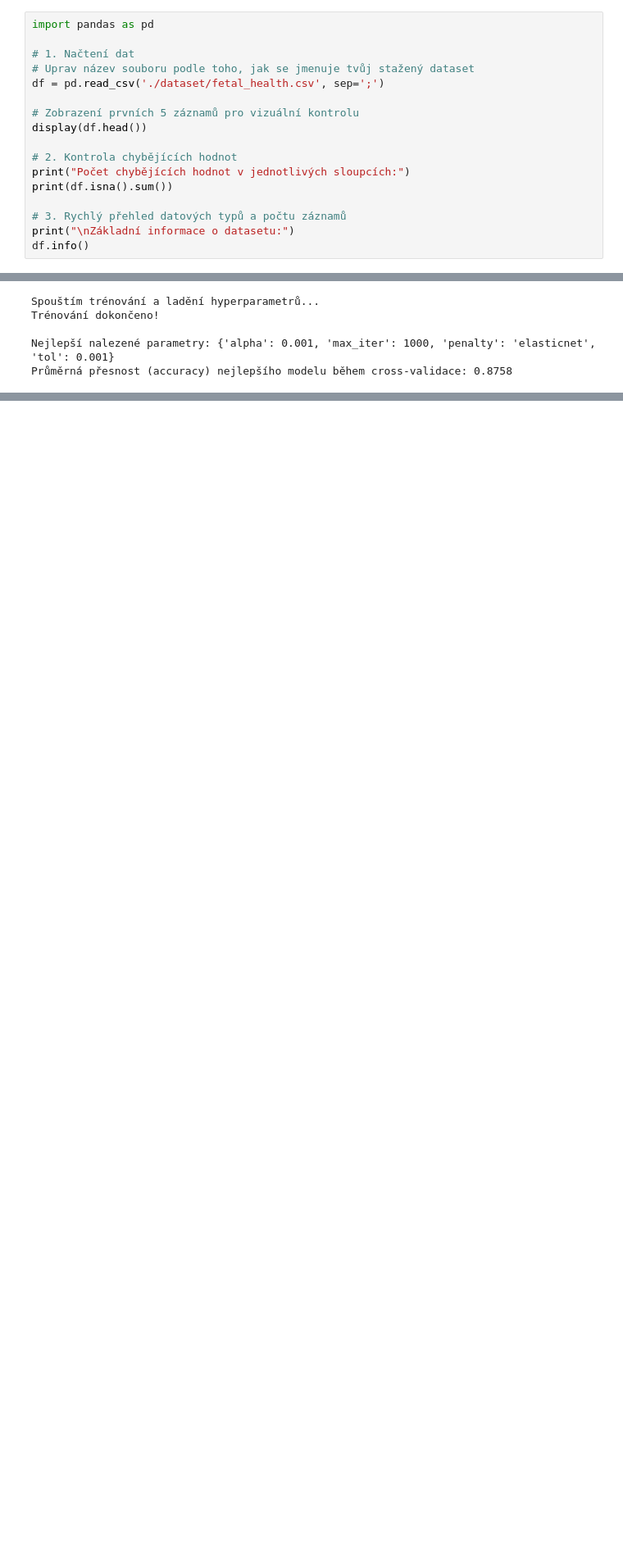
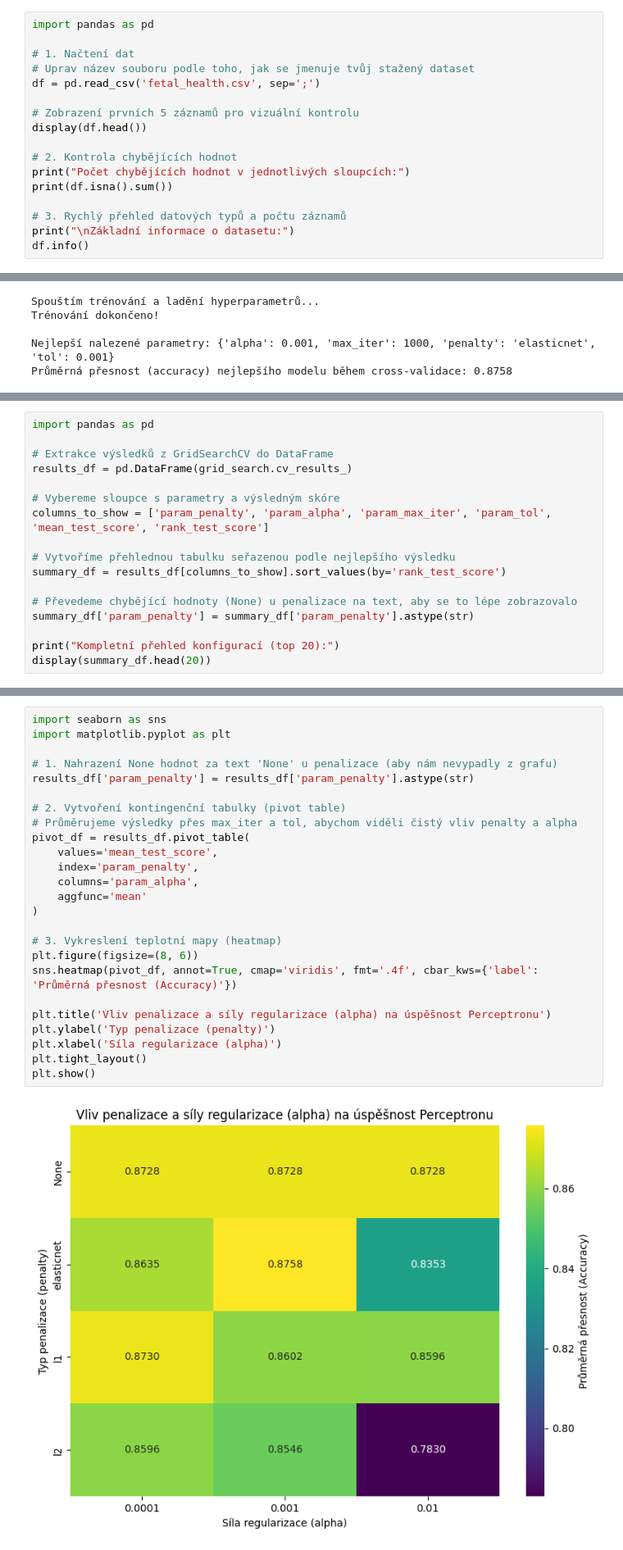
Before and after one commit to DanielKostura/Fetal-health, a Jupyter notebook: perceptron_model.ipynb, the cells around one changed output, grey strips where cells are left out. Shown at 82% size. Drawn from its saved outputs; the diff is of its cells as text; blank space fills up the shorter version.

Commit message:
perceptron -- heatmap

```diff
--- a/perceptron_model.ipynb
+++ b/perceptron_model.ipynb
@@ -7,7 +7,7 @@ import pandas as pd
 
 # 1. Načtení dat
 # Uprav název souboru podle toho, jak se jmenuje tvůj stažený dataset
-df = pd.read_csv('./dataset/fetal_health.csv', sep=';')
+df = pd.read_csv('fetal_health.csv', sep=';')
 
 # Zobrazení prvních 5 záznamů pro vizuální kontrolu
 display(df.head())
@@ -123,0 +126,17 @@ Průměrná přesnost (accuracy) nejlepšího modelu během cross-validace: 0.87
+# %%
+import pandas as pd
+
+# Extrakce výsledků z GridSearchCV do DataFrame
+results_df = pd.DataFrame(grid_search.cv_results_)
+
+# Vybereme sloupce s parametry a výsledným skóre
+columns_to_show = ['param_penalty', 'param_alpha', 'param_max_iter', 'param_tol', 'mean_test_score', 'rank_test_score']
+
+# Vytvoříme přehlednou tabulku seřazenou podle nejlepšího výsledku
+summary_df = results_df[columns_to_show].sort_values(by='rank_test_score')
+
+# Převedeme chybějící hodnoty (None) u penalizace na text, aby se to lépe zobrazovalo
+summary_df['param_penalty'] = summary_df['param_penalty'].astype(str)
+
+print("Kompletní přehled konfigurací (top 20):")
+display(summary_df.head(20))
@@ -124,3 +162,30 @@ Průměrná přesnost (accuracy) nejlepšího modelu během cross-validace: 0.87
+# %%
+import seaborn as sns
+import matplotlib.pyplot as plt
+
+# 1. Nahrazení None hodnot za text 'None' u penalizace (aby nám nevypadly z grafu)
+results_df['param_penalty'] = results_df['param_penalty'].astype(str)
+
+# 2. Vytvoření kontingenční tabulky (pivot table)
+# Průměrujeme výsledky přes max_iter a tol, abychom viděli čistý vliv penalty a alpha
+pivot_df = results_df.pivot_table(
+    values='mean_test_score',
+    index='param_penalty',
+    columns='param_alpha',
+    aggfunc='mean'
+)
+
+# 3. Vykreslení teplotní mapy (heatmap)
+plt.figure(figsize=(8, 6))
+sns.heatmap(pivot_df, annot=True, cmap='viridis', fmt='.4f', cbar_kws={'label': 'Průměrná přesnost (Accuracy)'})
+
+plt.title('Vliv penalizace a síly regularizace (alpha) na úspěšnost Perceptronu')
+plt.ylabel('Typ penalizace (penalty)')
+plt.xlabel('Síla regularizace (alpha)')
+plt.tight_layout()
+plt.show()
+# %% [output]
+[figure, added]
 # %% [markdown]
 # 2.6 Interpretace modelu
 # %% [markdown]
```
Also changed, not shown: parts of 2 cells of this notebook.
